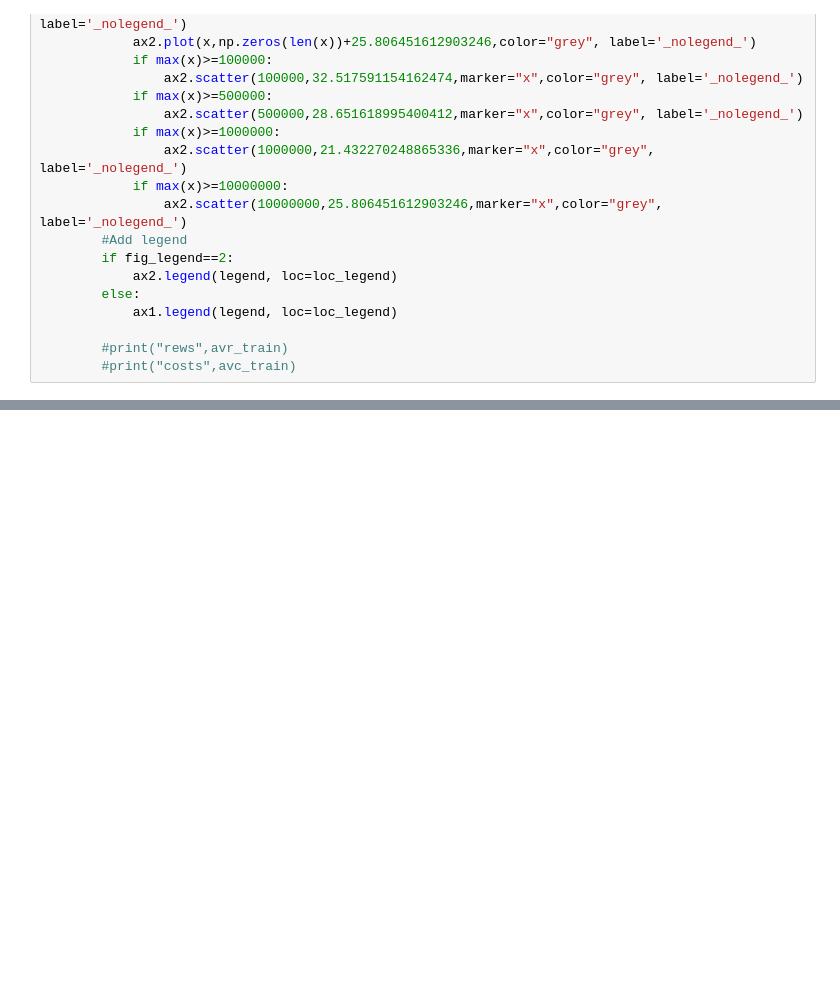
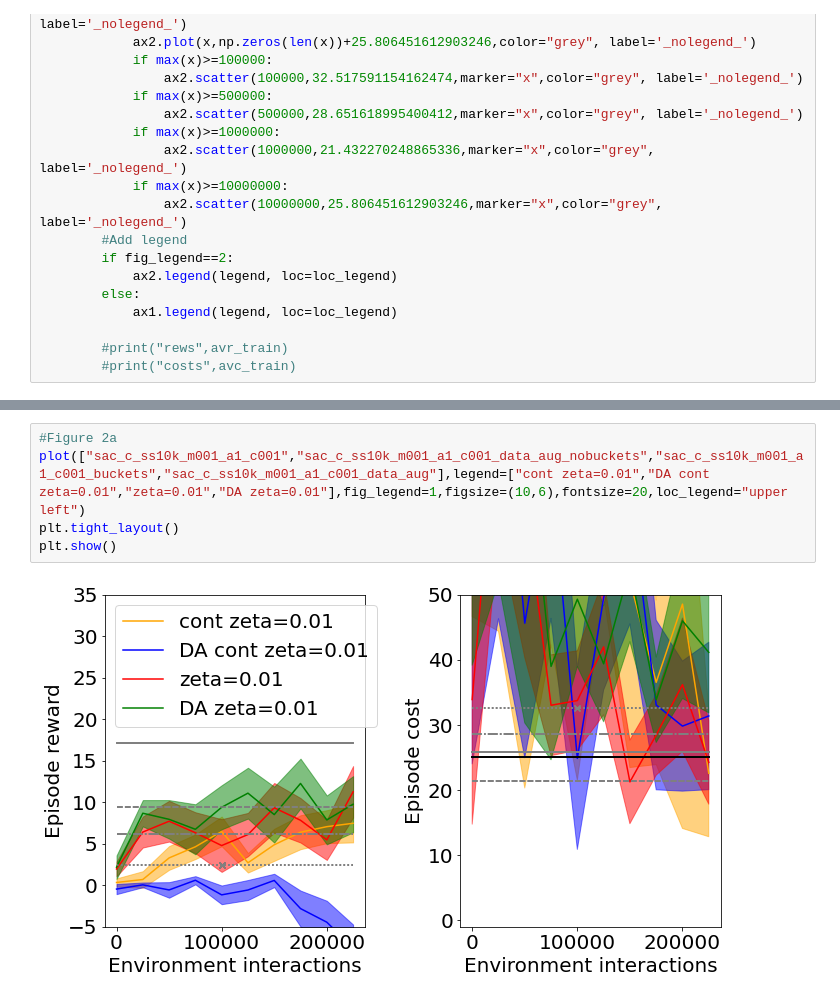
Before and after one commit to flodorner/Augmented_Constrained_RL, a Jupyter notebook: Plot_results.ipynb, the cells around one changed output, grey strips where cells are left out. Drawn from its saved outputs; the diff is of its cells as text; blank space fills up the shorter version.

Commit message:
Annotated the plotting notebook with the corresponding figure numbers from the report

```diff
--- a/Plot_results.ipynb
+++ b/Plot_results.ipynb
@@ -368,0 +155,7 @@ print()
+# %%
+#Figure 2a
+plot(["sac_c_ss10k_m001_a1_c001","sac_c_ss10k_m001_a1_c001_data_aug_nobuckets","sac_c_ss10k_m001_a1_c001_buckets","sac_c_ss10k_m001_a1_c001_data_aug"],legend=["cont zeta=0.01","DA cont zeta=0.01","zeta=0.01","DA zeta=0.01"],fig_legend=1,figsize=(10,6),fontsize=20,loc_legend="upper left")
+plt.tight_layout()
+plt.show()
+# %% [output]
+[figure, added]
```
Also changed, not shown: parts of 69 cells of this notebook.
